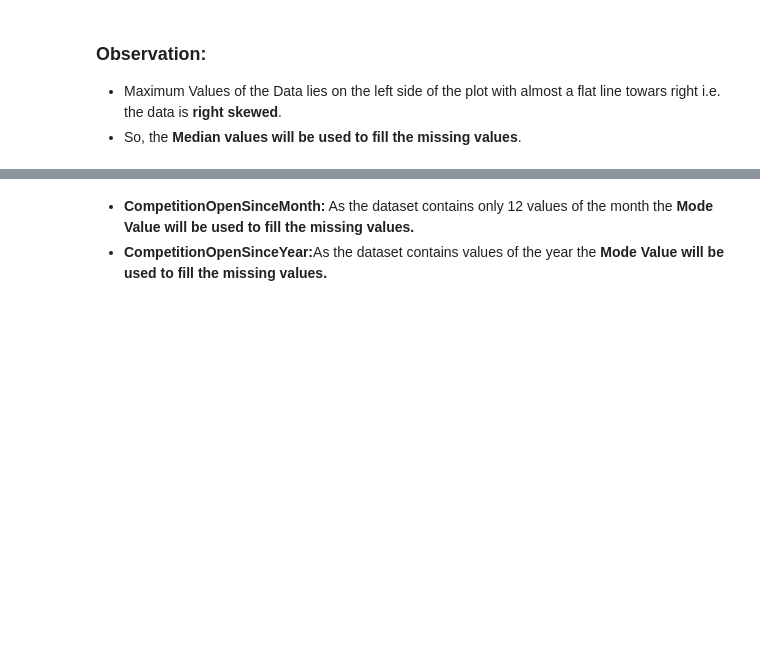
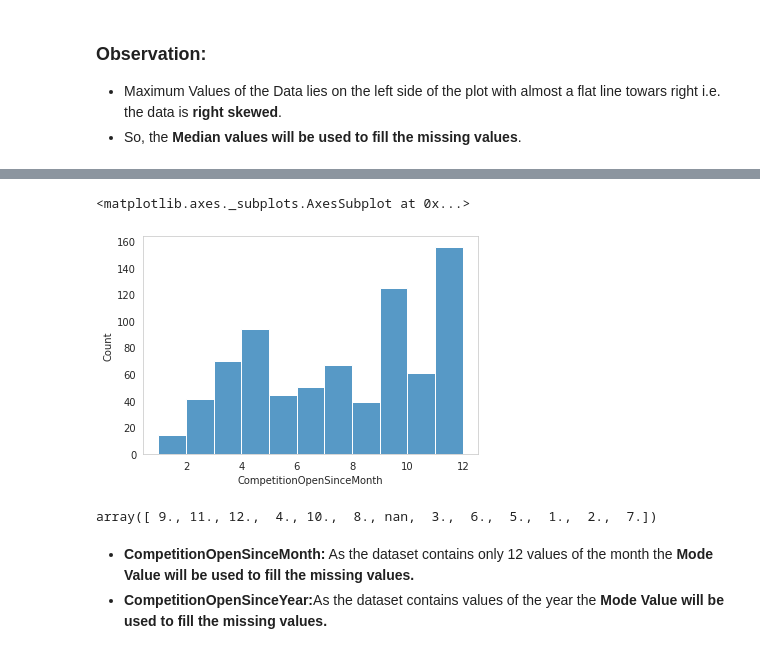
Before and after one commit to piyush02nir/Retail-Sales-Prediction, a Jupyter notebook: Retail_Sales_Prediction.ipynb, the cells around one changed output, grey strips where cells are left out. Saved outputs shown, nothing was run; the diff lists cells and outputs as text; code cells hidden in the pictures; blank space fills up the shorter version.

```diff
--- a/Retail_Sales_Prediction.ipynb
+++ b/Retail_Sales_Prediction.ipynb
@@ -409,3 +423,12 @@ df_store['CompetitionDistance'].fillna(df_store['CompetitionDistance'].median(),
+# %%
+sns.histplot(df_store['CompetitionOpenSinceMonth'].sort_values())
+# %% [output]
+<matplotlib.axes._subplots.AxesSubplot at 0x...>
+[figure, added]
+# %%
+df_store['CompetitionOpenSinceMonth'].unique()
+# %% [output]
+array([ 9., 11., 12.,  4., 10.,  8., nan,  3.,  6.,  5.,  1.,  2.,  7.])
 # %% [markdown]
 
 
```
Also changed, not shown: parts of 55 cells of this notebook.
